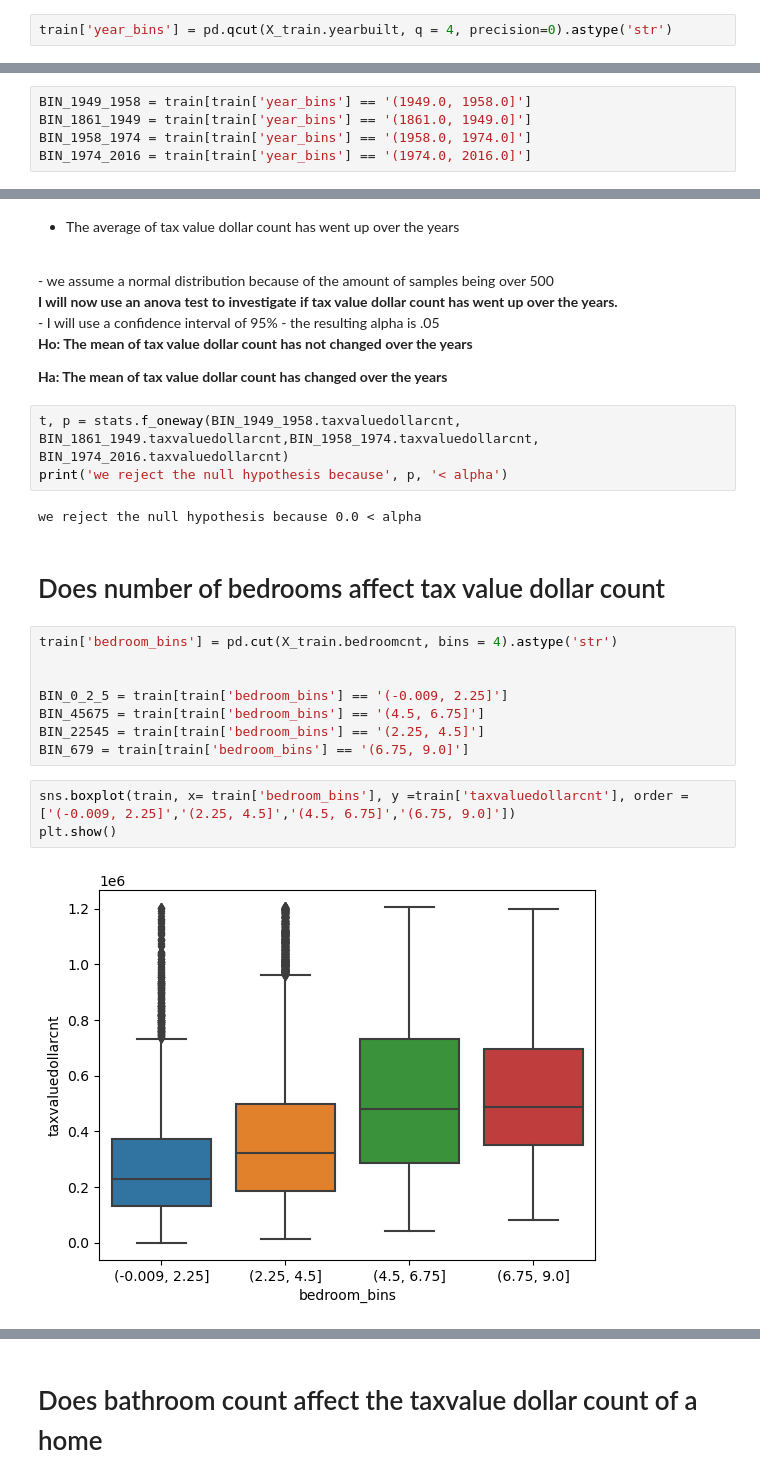
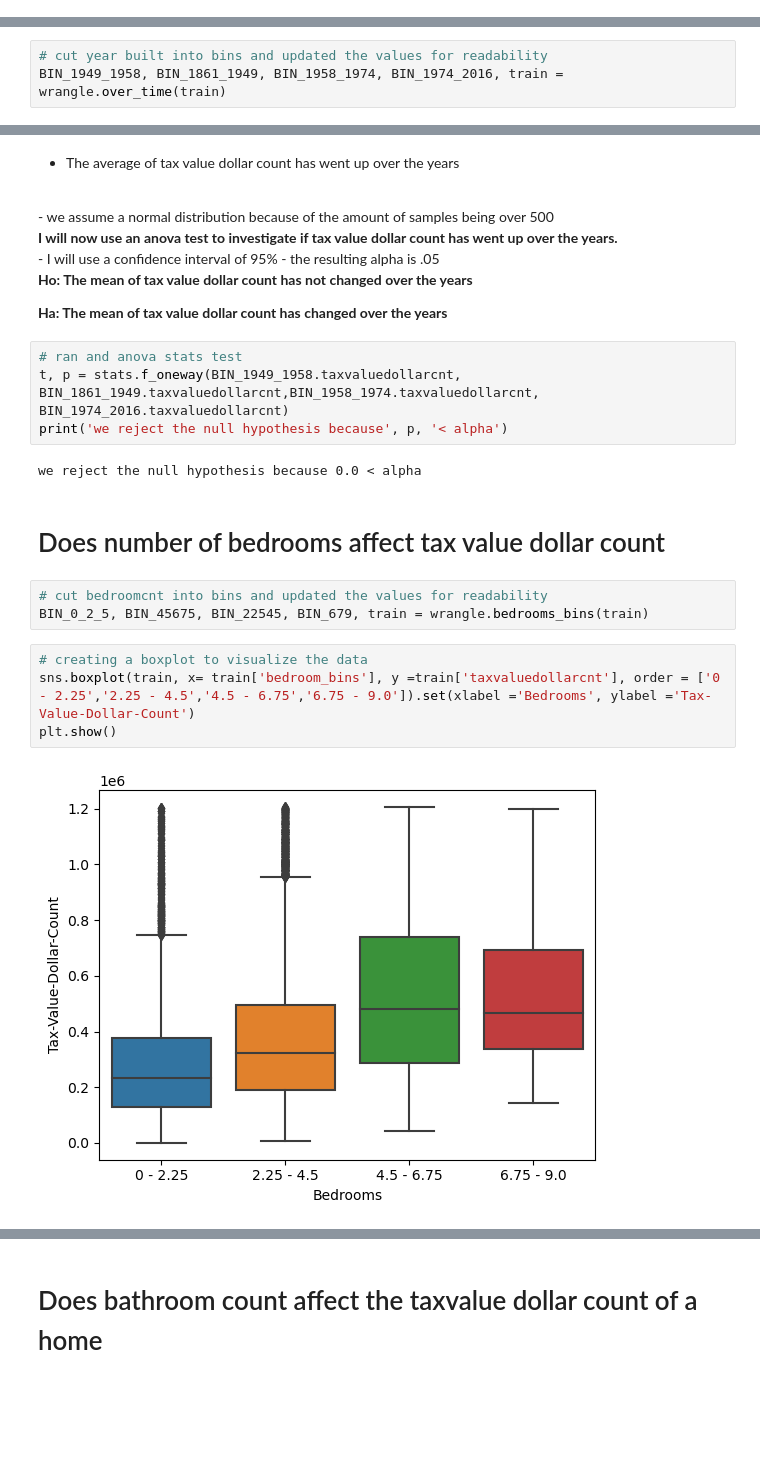
Before and after one commit to Divante222/project_two_zillow, a Jupyter notebook: final_report.ipynb, the cells around one changed output, grey strips where cells are left out. Saved outputs shown, nothing was run; the diff lists cells and outputs as text; blank space fills up the shorter version.

```diff
--- a/final_report.ipynb
+++ b/final_report.ipynb
@@ -91,2 +94,0 @@ train.describe()
-# %%
-train['year_bins'] = pd.qcut(X_train.yearbuilt, q = 4, precision=0).astype('str')
@@ -93,5 +97,3 @@ train['year_bins'] = pd.qcut(X_train.yearbuilt, q = 4, precision=0).astype('str'
 # %%
-BIN_1949_1958 = train[train['year_bins'] == '(1949.0, 1958.0]']
-BIN_1861_1949 = train[train['year_bins'] == '(1861.0, 1949.0]']
-BIN_1958_1974 = train[train['year_bins'] == '(1958.0, 1974.0]']
-BIN_1974_2016 = train[train['year_bins'] == '(1974.0, 2016.0]']
+# cut year built into bins and updated the values for readability
+BIN_1949_1958, BIN_1861_1949, BIN_1958_1974, BIN_1974_2016, train = wrangle.over_time(train)
@@ -117,6 +118,7 @@ plt.show()
 
 <b>Ha: The mean of tax value dollar count has changed over the years</b>
 # %%
+# ran and anova stats test
 t, p = stats.f_oneway(BIN_1949_1958.taxvaluedollarcnt, BIN_1861_1949.taxvaluedollarcnt,BIN_1958_1974.taxvaluedollarcnt, BIN_1974_2016.taxvaluedollarcnt)
 print('we reject the null hypothesis because', p, '< alpha')
 # %% [output]
@@ -124,16 +126,12 @@ we reject the null hypothesis because 0.0 < alpha
 # %% [markdown]
 # Does number of bedrooms affect tax value dollar count
 # %%
-train['bedroom_bins'] = pd.cut(X_train.bedroomcnt, bins = 4).astype('str')
-
-
-BIN_0_2_5 = train[train['bedroom_bins'] == '(-0.009, 2.25]']
-BIN_45675 = train[train['bedroom_bins'] == '(4.5, 6.75]']
-BIN_22545 = train[train['bedroom_bins'] == '(2.25, 4.5]']
-BIN_679 = train[train['bedroom_bins'] == '(6.75, 9.0]']
+# cut bedroomcnt into bins and updated the values for readability
+BIN_0_2_5, BIN_45675, BIN_22545, BIN_679, train = wrangle.bedrooms_bins(train)
 # %%
-sns.boxplot(train, x= train['bedroom_bins'], y =train['taxvaluedollarcnt'], order = ['(-0.009, 2.25]','(2.25, 4.5]','(4.5, 6.75]','(6.75, 9.0]'])
+# creating a boxplot to visualize the data
+sns.boxplot(train, x= train['bedroom_bins'], y =train['taxvaluedollarcnt'], order = ['0 - 2.25','2.25 - 4.5','4.5 - 6.75','6.75 - 9.0']).set(xlabel ='Bedrooms', ylabel ='Tax-Value-Dollar-Count')
 plt.show()
 # %% [output]
-[figure, old version]
+[figure, new version]
 # %% [markdown]
```
Also changed, not shown: parts of 39 cells of this notebook, 2 other files.
